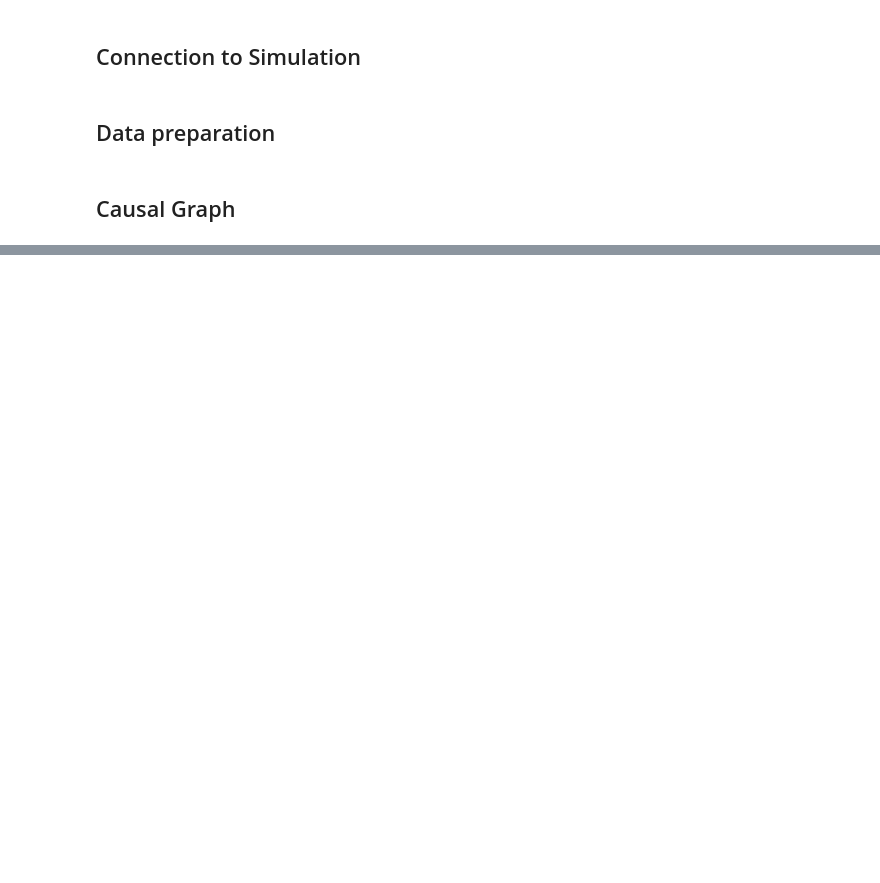
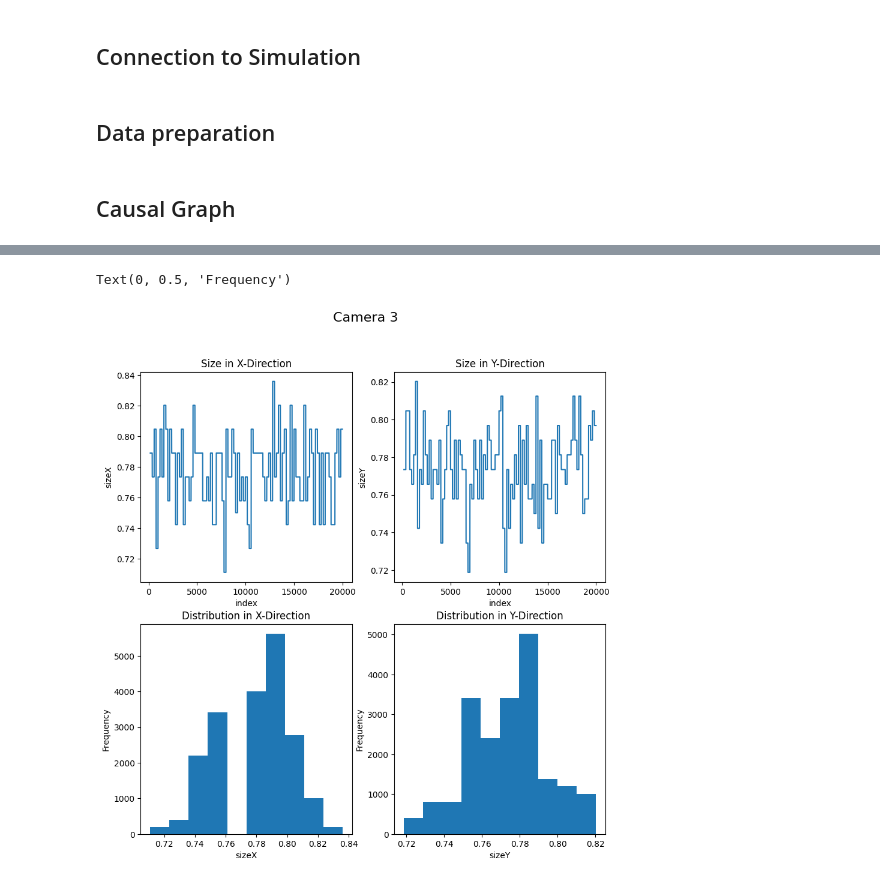
Before and after one commit to brjo0501/Master-Thesis_Code, a Jupyter notebook: Pick_and_Place_v2.ipynb, the cells around one changed output, grey strips where cells are left out. Cells and saved outputs as stored; diff of their text form; code cells hidden in the pictures; blank space fills up the shorter version.

```diff
--- a/Pick_and_Place_v2.ipynb
+++ b/Pick_and_Place_v2.ipynb
@@ -174,0 +207,27 @@ plt.show()
+# %%
+fig,axs = plt.subplots(2,2,figsize = (10,10))
+fig.suptitle('Camera 3',fontsize=16)
+
+axs[0,0].plot(camera_3_df['sizeX'][174:])
+axs[0,1].plot(camera_3_df['sizeY'][174:])
+axs[1,0].hist(camera_3_df['sizeX'][174:])
+axs[1,1].hist(camera_3_df['sizeY'][174:])
+
+axs[0, 0].set_title('Size in X-Direction')
+axs[0, 0].set_xlabel('index')
+axs[0, 0].set_ylabel('sizeX')
+
+axs[0, 1].set_title('Size in Y-Direction')
+axs[0, 1].set_xlabel('index')
+axs[0, 1].set_ylabel('sizeY')
+
+axs[1, 0].set_title('Distribution in X-Direction')
+axs[1, 0].set_xlabel('sizeX')
+axs[1, 0].set_ylabel('Frequency')
+
+axs[1, 1].set_title('Distribution in Y-Direction')
+axs[1, 1].set_xlabel('sizeY')
+axs[1, 1].set_ylabel('Frequency')
+# %% [output]
+Text(0, 0.5, 'Frequency')
+[figure, added]
```
Also changed, not shown: parts of 6 cells of this notebook, 2 other files.
